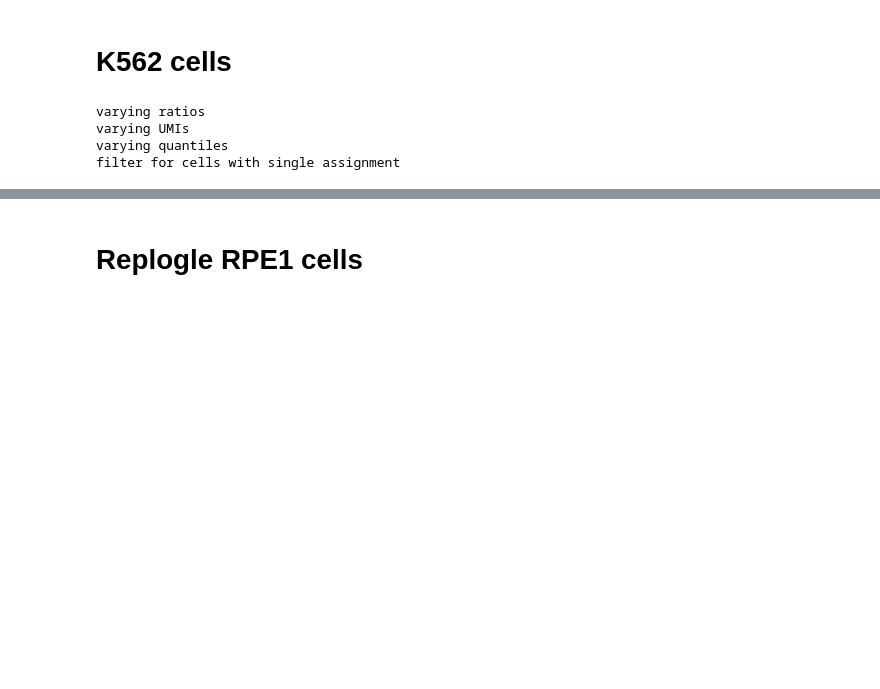
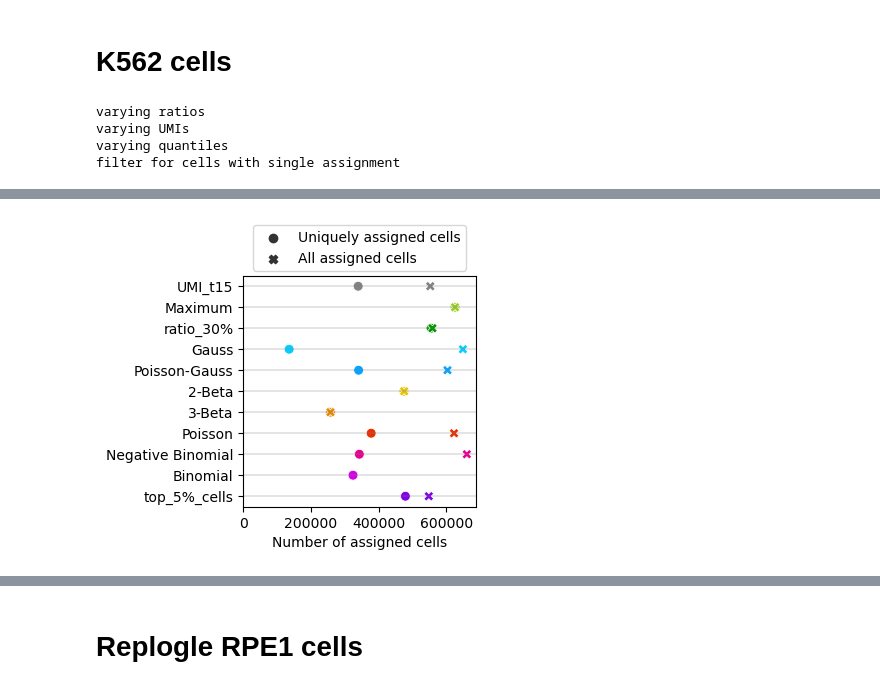
Before and after one commit to velten-group/crispat_analysis, a Jupyter notebook: python/ga_comparison_Replogle.ipynb, the cells around one changed output, grey strips where cells are left out. Drawn from its saved outputs; the diff is of its cells as text; code cells hidden in the pictures; blank space fills up the shorter version.

```diff
--- a/python/ga_comparison_Replogle.ipynb
+++ b/python/ga_comparison_Replogle.ipynb
@@ -180,3 +161,12 @@ plt.show()
+# %%
+# Number of total and uniquely assigned cells
+colors = pd.read_csv(data_dir + 'sceptre_pipeline/Replogle_K562/colors.csv')
+colors = colors.set_index('method')['colors'].to_dict()
+gc.plot_n_assigned_cells(perturbations, colors)
+plt.savefig(fig_dir + 'guide_calling_assigned_cells.png', dpi = 500, bbox_inches="tight")
+plt.show()
+# %% [output]
+[figure, added]
 # %%
 # add target gene annotation
 anno_sub = anno[['gRNA', 'target_gene']].drop_duplicates()
```
Also changed, not shown: parts of 10 cells of this notebook, 47 other files.
